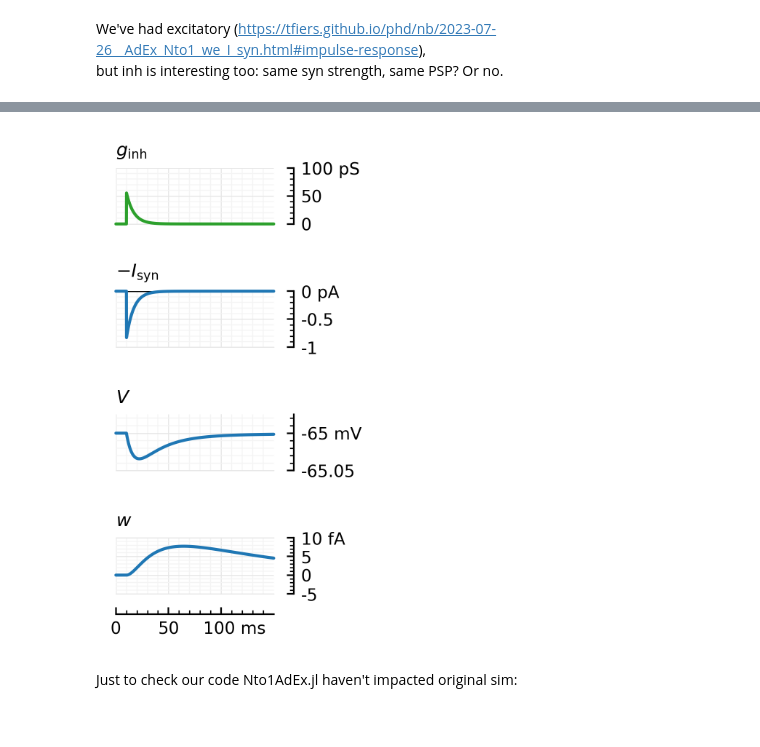
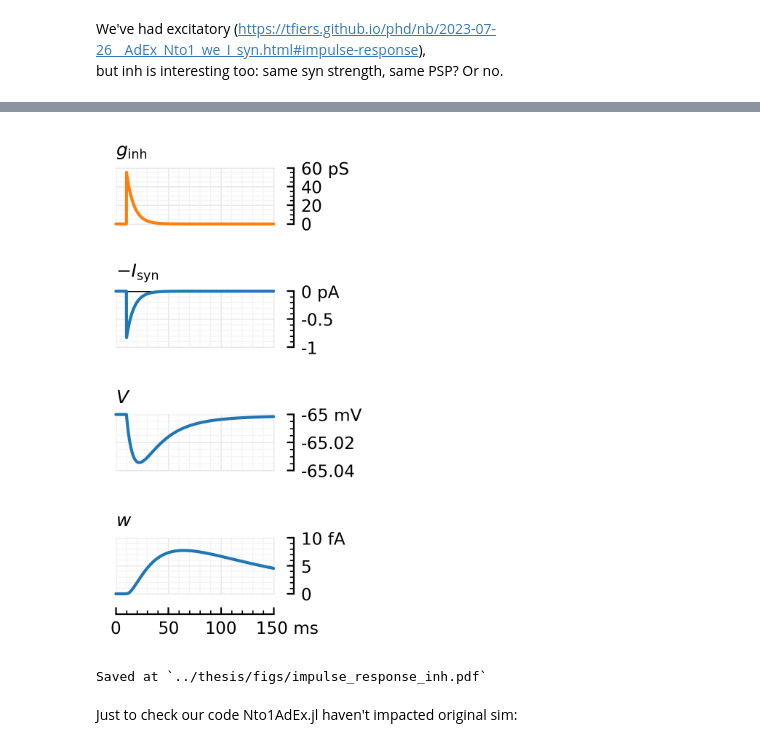
Before and after one commit to tfiers/phd, a Jupyter notebook: _sources/nb/2023-09-05__Inhibitory_impulse_response_PSP.ipynb, the cells around one changed output, grey strips where cells are left out. Cells and saved outputs as stored; diff of their text form; code cells hidden in the pictures.

```diff
--- a/_sources/nb/2023-09-05__Inhibitory_impulse_response_PSP.ipynb
+++ b/_sources/nb/2023-09-05__Inhibitory_impulse_response_PSP.ipynb
@@ -38,24 +33,28 @@ using PhDPlots … [ Info: Precompiling PhDPlots [8882fb83-7a18-4ae0-b3ef-a58e1f
 
 Iₛ = @. gₑ*(V - Eₑ) + gᵢ*(V - Eᵢ);
 # %%
-kw = (nbins_y=3, nbins_x=3, yaxloc=:right, clip_on=false, xunit=:ms)
+kw = (nbins_y=3, nbins_x=3, yaxloc=:right, clip_on=false, xunit=:ms, xlim=[0,duration]/ms)
 figsize = (mw, 2.7*mw)
 figsize = (1.4, 3.8)
 fig, axs = plt.subplots(; figsize, nrows=4, sharex=true, dpi=400)
 axs[1].axhline(c="black", lw=1)
-plotsig(gᵢ, ms; hylabel=L"$g_\mathrm{inh}$", kw..., ax=axs[0], color="C2", yunit=:pS)
+plotsig(gᵢ, ms; hylabel=L"$g_\mathrm{inh}$", kw..., ax=axs[0], color=color_inh, yunit=:pS, ylim=[0, 60])
 plotsig(-Iₛ, ms; hylabel=L"$-I_\mathrm{syn}$", kw..., ax=axs[1], yunit=:pA)
-plotsig(V, ms; hylabel=L"$V$", kw..., ax=axs[2], yunit=:mV)
-plotsig(w, ms; hylabel=L"$w$", kw..., ax=axs[3], yunit=:fA)
+plotsig(V, ms; hylabel=L"$V$", kw..., ax=axs[2], yunit=:mV, ylim=[-65.04, -65])
+plotsig(w, ms; hylabel=L"$w$", kw..., ax=axs[3], yunit=:fA, ylim=[0, 10])
 axs[-1].set_xlabel(nothing)
 for ax in axs[0:2]
     ax.set_xlabel(nothing)
     ax.spines["bottom"].set_visible(false)
     ax.tick_params(bottom=false, which="both")
 end
 plt.subplots_adjust(hspace=1.2);
 # %% [output]
-[figure, old version]
+[figure, new version]
+# %%
+savefig_phd("impulse_response_inh", fig)
+# %% [output]
+Saved at `../thesis/figs/impulse_response_inh.pdf`
 # %% [markdown]
 Just to check our code Nto1AdEx.jl haven't impacted original sim:
 # %%
```
Also changed, not shown: parts of 3 cells of this notebook, 5 other files.
